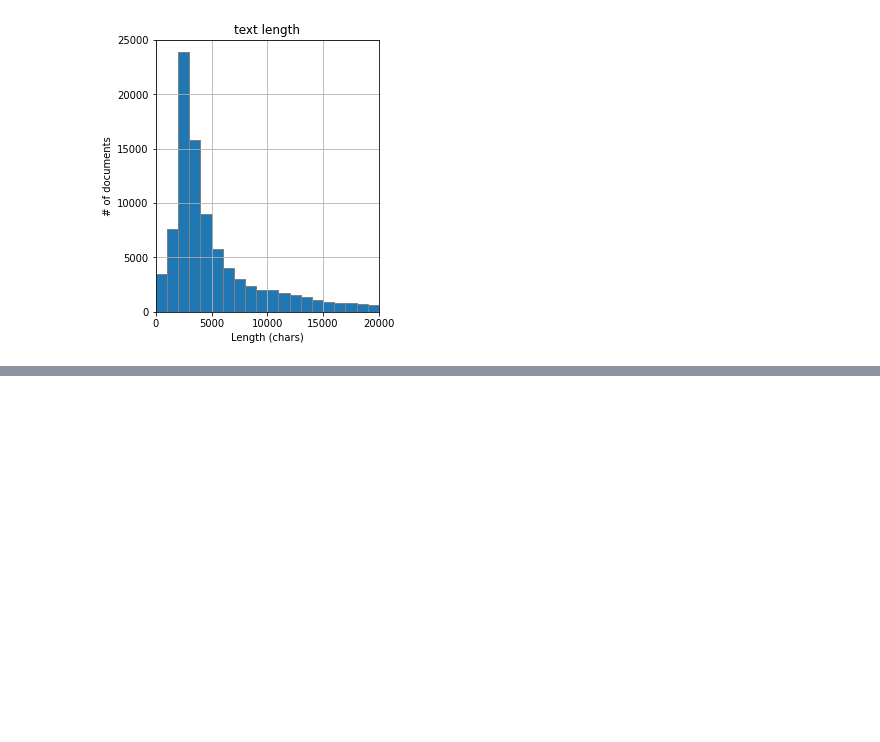
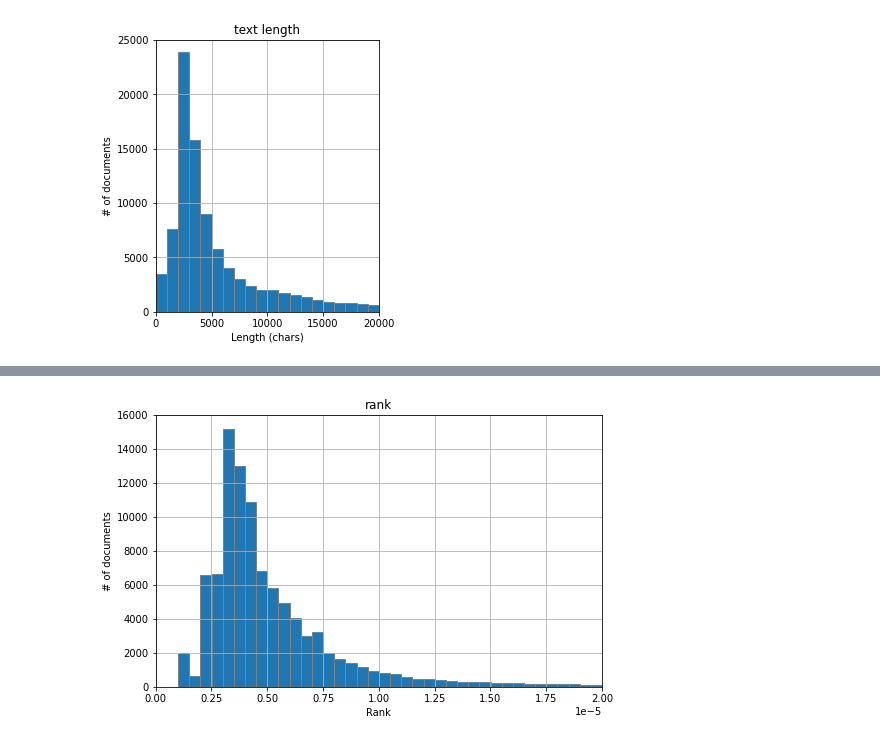
Before and after one commit to dmfrodrigues/feup-pri-proj, a Jupyter notebook: exploration/Data Exploration.ipynb, the cells around one changed output, grey strips where cells are left out. Saved outputs shown, nothing was run; the diff lists cells and outputs as text; code cells hidden in the pictures; blank space fills up the shorter version.

Commit message:
Explored rank

```diff
--- a/exploration/Data Exploration.ipynb
+++ b/exploration/Data Exploration.ipynb
@@ -527,0 +561,10 @@ plt.savefig('text-length-histogram.svg')
+# %%
+ax = data['rank'].hist(bins=40, edgecolor='grey', range=(0, 2e-5), figsize=(8,5))
+ax.set_xlim([0, 2e-5])
+ax.set_ylim([0, 16000])
+plt.title('rank')
+plt.xlabel('Rank')
+plt.ylabel('# of documents')
+plt.savefig('rank-histogram.svg')
+# %% [output]
+[figure, added]
```
Also changed, not shown: parts of 9 cells of this notebook.
